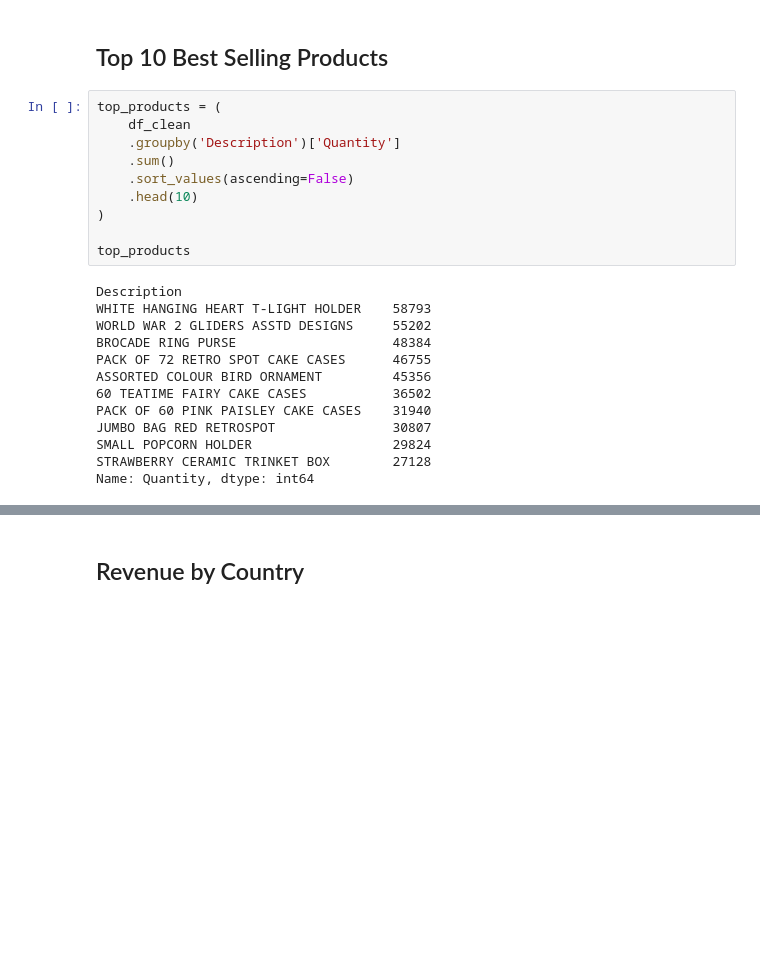
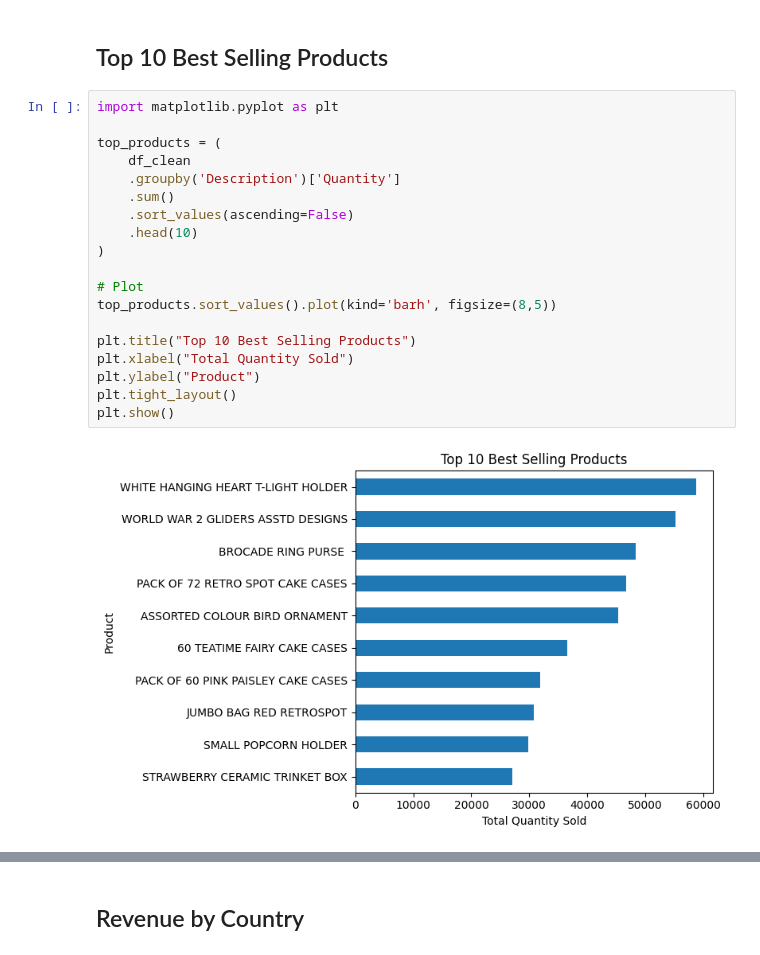
Before and after one commit to kaushalgaur/retail-sales-analytics-dashboard, a Jupyter notebook: notebooks/retail_analysis.ipynb, the cells around one changed output, grey strips where cells are left out. Cells and saved outputs as stored; diff of their text form; blank space fills up the shorter version.

```diff
--- a/notebooks/retail_analysis.ipynb
+++ b/notebooks/retail_analysis.ipynb
@@ -189,25 +248,23 @@ df_clean['Customer ID'].nunique()
 # %% [markdown]
 ## Top 10 Best Selling Products
 # %%
+import matplotlib.pyplot as plt
+
 top_products = (
     df_clean
     .groupby('Description')['Quantity']
     .sum()
     .sort_values(ascending=False)
     .head(10)
 )
 
-top_products
+# Plot
+top_products.sort_values().plot(kind='barh', figsize=(8,5))
+
+plt.title("Top 10 Best Selling Products")
+plt.xlabel("Total Quantity Sold")
+plt.ylabel("Product")
+plt.tight_layout()
+plt.show()
 # %% [output]
-Description
-WHITE HANGING HEART T-LIGHT HOLDER    58793
-WORLD WAR 2 GLIDERS ASSTD DESIGNS     55202
-BROCADE RING PURSE                    48384
-PACK OF 72 RETRO SPOT CAKE CASES      46755
-ASSORTED COLOUR BIRD ORNAMENT         45356
-60 TEATIME FAIRY CAKE CASES           36502
-PACK OF 60 PINK PAISLEY CAKE CASES    31940
-JUMBO BAG RED RETROSPOT               30807
-SMALL POPCORN HOLDER                  29824
-STRAWBERRY CERAMIC TRINKET BOX        27128
-Name: Quantity, dtype: int64
+[figure, added]
```
Also changed, not shown: parts of 50 cells of this notebook.
